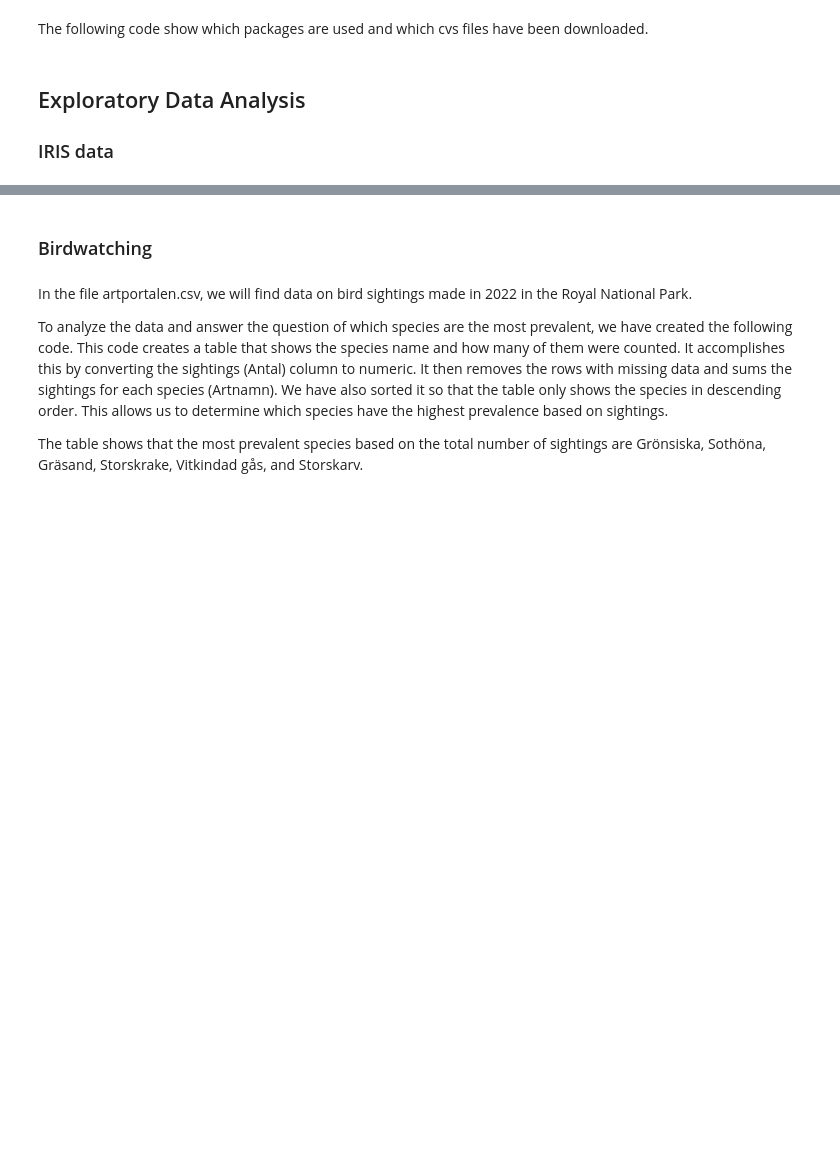
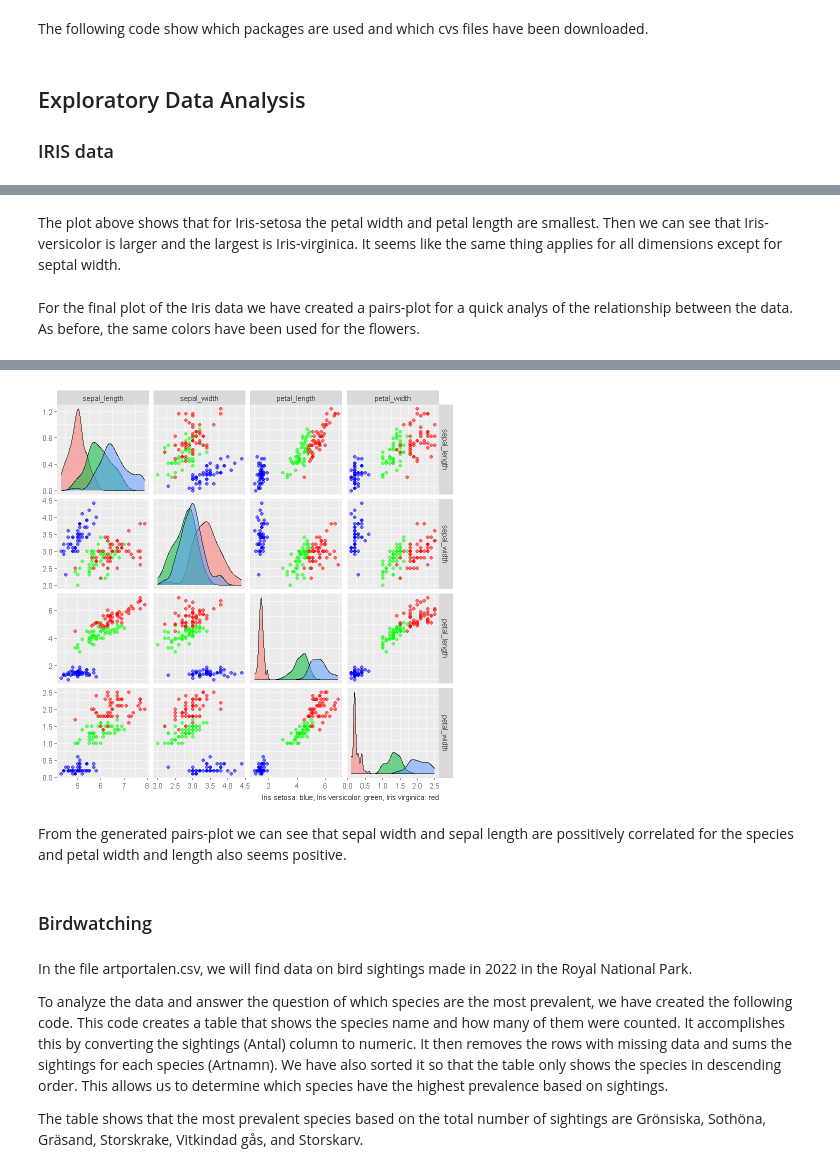
Before and after one commit to OliviaRislund/su-mt4007, a Jupyter notebook: HW3/HW3.ipynb, the cells around one changed output, grey strips where cells are left out. Saved outputs shown, nothing was run; the diff lists cells and outputs as text; code cells hidden in the pictures; blank space fills up the shorter version.

```diff
--- a/HW3/HW3.ipynb
+++ b/HW3/HW3.ipynb
@@ -80,0 +85,16 @@ grid.arrange(plot1, plot2, plot3, plot4, ncol = 2)
+# %% [markdown]
+The plot above shows that for Iris-setosa the petal width and petal length are smallest. Then we can see that Iris-versicolor is larger and the largest is Iris-virginica. It seems like the same thing applies for all dimensions except for septal width.
+# %% [markdown]
+For the final plot of the Iris data we have created a pairs-plot for a quick analys of the relationship between the data. As before, the same colors have been used for the flowers.
+# %%
+#Pairs plot
+ggpairs(
+  df_one[, c("sepal_length", "sepal_width", "petal_length", "petal_width")],
+  aes(color = df$species, alpha = 0.5),
+  lower = list(continuous = "points"),
+  diag = list(continuous = "densityDiag"),
+  upper = list(continuous = "points")
+) +
+  scale_color_manual(values = c("Iris-setosa" = "blue", "Iris-versicolor" = "green", "Iris-virginica" = "red")) +
+  labs(caption = "Iris setosa: blue, Iris versicolor: green, Iris virginica: red")
+# %% [output]
@@ -81,3 +109,6 @@ grid.arrange(plot1, plot2, plot3, plot4, ncol = 2)
+[figure, added]
+# %% [markdown]
+From the generated pairs-plot we can see that sepal width and sepal length are possitively correlated for the species and petal width and length also seems positive.
 # %% [markdown]
 ### Birdwatching
 # %% [markdown]
```
Also changed, not shown: parts of 16 cells of this notebook, 2 other files.
